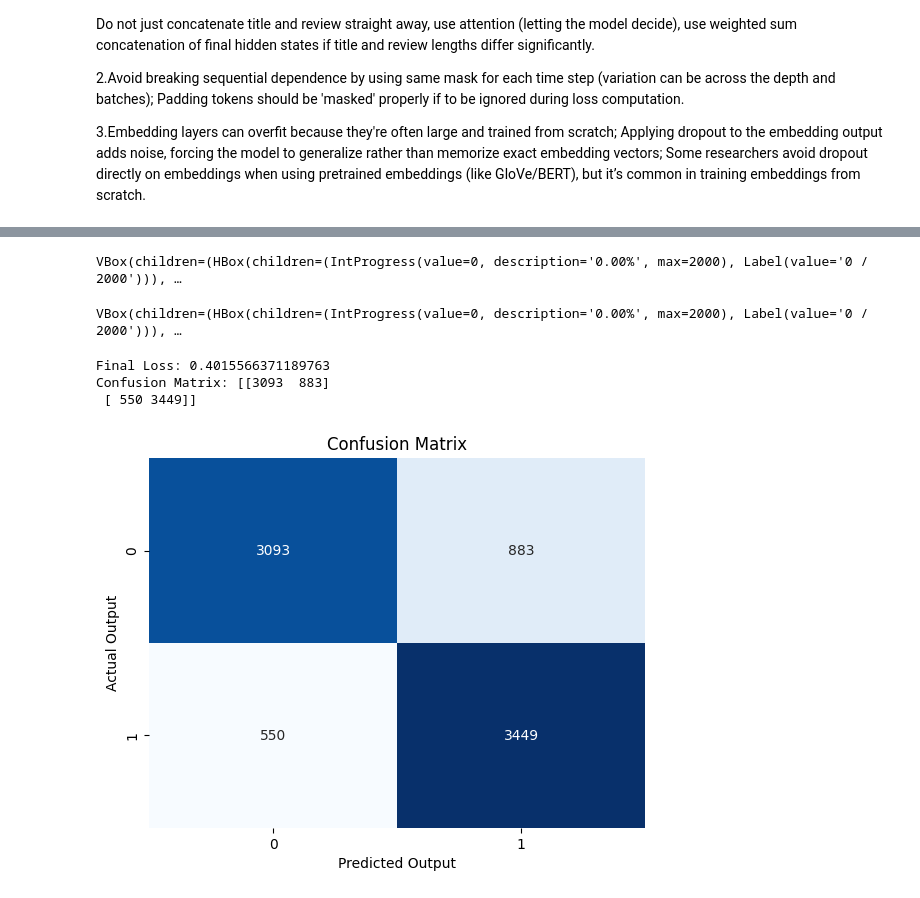
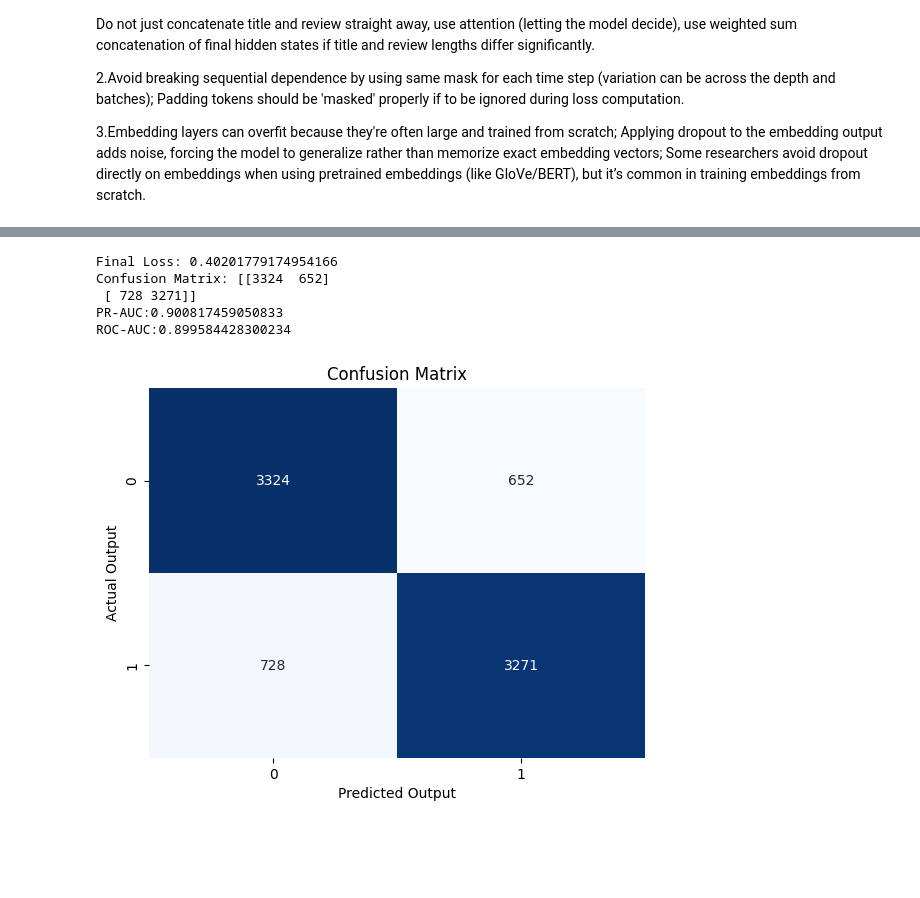
Before and after one commit to Arpit2089/24075011-CSOC-IG, a Jupyter notebook: Sequence Modelling Basics/Seq_modelling.ipynb, the cells around one changed output, grey strips where cells are left out. Drawn from its saved outputs; the diff is of its cells as text; code cells hidden in the pictures; blank space fills up the shorter version.

```diff
--- a/Sequence Modelling Basics/Seq_modelling.ipynb
+++ b/Sequence Modelling Basics/Seq_modelling.ipynb
@@ -295,7 +290,7 @@ def seq_pad(df,pad_value=0):
 # indices=train_df.index
 # np.random.shuffle(indices)
 
-train_df['Label']+=1
+train_df['Label']-=1
 df=train_df.head(50000).copy()
 print(df[df['Label']==1].index.size)
 print(train_df['Label'].describe())
@@ -547,50 +541,63 @@ part_test_df['Label']-=1
 
 part_test_df=part_test_df[(part_test_df['Title'].apply(len)>0)&(part_test_df['Review'].apply(len)>0)]
 part_test_df=part_test_df.reset_index(drop=True)
+
+int_tokens(part_test_df, Vocab)
+test_label_tensor,test_title_tensor,test_review_tensor=seq_pad(part_test_df)
+
+test_data=TensorDataset(test_label_tensor, test_title_tensor, test_review_tensor)
+test_data=DataLoader(test_data,batch_size=128,shuffle=False)
-# %% [output]
-VBox(children=(HBox(children=(IntProgress(value=0, description='0.00%', max=2000), Label(value='0 / 2000'))), …
-VBox(children=(HBox(children=(IntProgress(value=0, description='0.00%', max=2000), Label(value='0 / 2000'))), …
 # %%
-int_tokens(part_test_df, Vocab)
-test_label_tensor,test_title_tensor,test_review_tensor=seq_pad(part_test_df)
-
-test_data=TensorDataset(test_label_tensor, test_title_tensor, test_review_tensor)
-test_data=DataLoader(test_data,batch_size=128,shuffle=False)
-
-from sklearn.metrics import confusion_matrix,average_precision_score
+from sklearn.metrics import confusion_matrix,average_precision_score,roc_auc_score
 
 RNN.eval()
 with torch.no_grad():
+  probs_to_gpu=[]
+  predictions_to_gpu=[]
   prediction_on_test=[]
+  probs=[]
   final_loss=0
   for test_label_batch, test_title_batch, test_review_batch in test_data:
     predicted_output=RNN(test_title_batch.to(device),test_review_batch.to(device))
-    prediction_on_test.extend(np.array(predicted_output>=0).astype(int).flatten())
+
+    probs_to_gpu.append(torch.sigmoid(predicted_output).flatten())
+    predictions_to_gpu.append((predicted_output>=0).int().flatten())
+    prediction_on_test=torch.cat(predictions_to_gpu).cpu().numpy()
+    probs=torch.cat(probs_to_gpu).cpu().numpy()
 
     loss=criterion(predicted_output.view(-1),test_label_batch.float().to(device))
     final_loss+=loss.item()*test_label_batch.shape[0]
 
   final_loss/=len(test_data.dataset)
   print(f"Final Loss: {final_loss}")
 
   ConfusionMatrix=confusion_matrix(test_label_tensor,prediction_on_test)
+  pr_auc=average_precision_score(test_label_tensor,probs)
+  roc_auc=roc_auc_score(test_label_tensor,probs)
+
   print(f"Confusion Matrix: {ConfusionMatrix}")
+  print(f"PR-AUC:{pr_auc}")
+  print(f"ROC-AUC:{roc_auc}")
 
   sns.heatmap(ConfusionMatrix, annot=True, fmt='d', cmap='Blues', cbar=False)
   plt.xlabel('Predicted Output')
   plt.ylabel('Actual Output')
   plt.title('Confusion Matrix')
   plt.show()
 
 
 #                   Performance-Metrics for RNN Architecture as implemented above
 
-# Accuracy: 0.82
-# Precision: 0.87
-# Recall: 0.79
-# F1 Score: 0.82
+# Accuracy: 0.827
+# Precision: 0.818
+# Recall: 0.834
+# F1 Score: 0.826
+# PR-AUC: 0.9
+# ROC-AUC: 0.899
 # %% [output]
-Final Loss: 0.4015566371189763
-Confusion Matrix: [[3093  883]
- [ 550 3449]]
+Final Loss: 0.40201779174954166
+Confusion Matrix: [[3324  652]
+ [ 728 3271]]
+PR-AUC:0.900817459050833
+ROC-AUC:0.899584428300234
-[figure, old version]
+[figure, new version]
```
Also changed, not shown: parts of 12 cells of this notebook.
